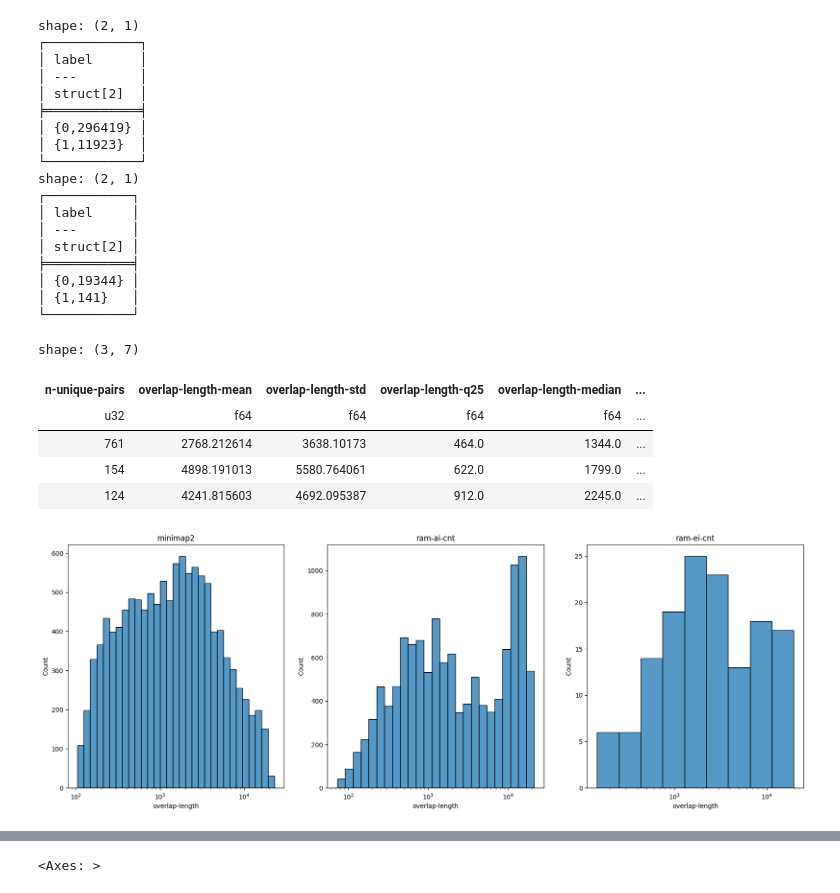
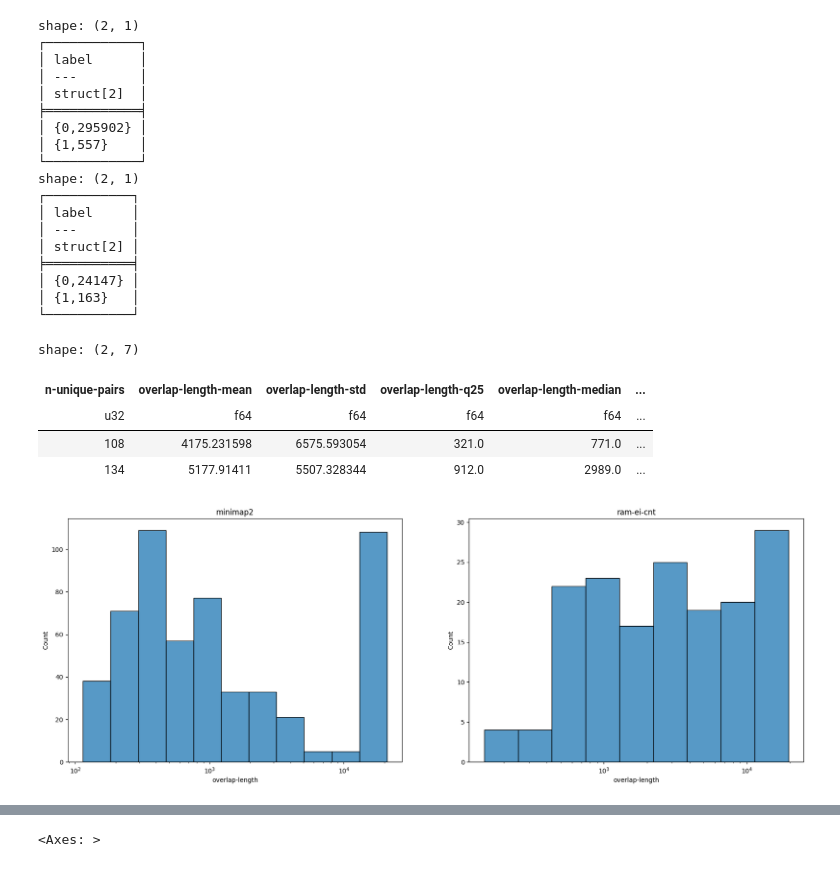
Before and after one commit to tbrekalo/tb-ram, a Jupyter notebook: scripts/notebooks/ovlp-chain-eval.ipynb, the cells around one changed output, grey strips where cells are left out. Saved outputs shown, nothing was run; the diff lists cells and outputs as text; code cells hidden in the pictures.

Commit message:
mask-selection: update scripts

```diff
--- a/scripts/notebooks/ovlp-chain-eval.ipynb
+++ b/scripts/notebooks/ovlp-chain-eval.ipynb
@@ -30,7 +30,7 @@ RAM_OVLPS = "/storage2/tbrekalo/HG002-simulated/chr19-sample-ram-ovlps.paf"
 df_ovlps_minimap2 = util.create_annotated_overlaps_from_ava(
     util.load_paf_df(MINIMAP2_OVLPS),
     df_origins,
-)
+).filter(pl.col("query-name") != pl.col("target-name"))
 # %%
 def create_df_ai_ram(path: str):
     return (
@@ -77,7 +77,11 @@ df_ovlps_cnt_ram = util.create_annotated_overlaps_from_ava(
     df_origins,
 )
 # %%
-print(df_ovlps_minimap2.select(pl.col("label").value_counts()))
+print(
+    df_ovlps_minimap2.select(
+        pl.col("label").value_counts()
+    )
+)
 # print(df_ovlps_ai_ram.select(pl.col("label").value_counts()))
 # print(df_ovlps_ai_cnt_ram.select(pl.col("label").value_counts()))
 print(df_ovlps_ei_ram.select(pl.col("label").value_counts()))
@@ -89,8 +93,8 @@ shape: (2, 1)
 │ ---        │
 │ struct[2]  │
 ╞════════════╡
-│ {0,296419} │
-│ {1,11923}  │
+│ {0,295902} │
+│ {1,557}    │
 └────────────┘
 shape: (2, 1)
 ┌───────────┐
@@ -98,13 +102,12 @@ shape: (2, 1)
 │ ---       │
 │ struct[2] │
 ╞═══════════╡
-│ {0,19344} │
-│ {1,141}   │
+│ {0,24147} │
+│ {1,163}   │
 └───────────┘
 # %%
 dfs = {
     "minimap2": df_ovlps_minimap2,
-    "ram-ai-cnt": df_ovlps_ai_cnt_ram,
     "ram-ei-cnt": df_ovlps_ei_ram,
 }
 
@@ -117,38 +120,37 @@ def overlap_metrics(df_in: pl.DataFrame, label: str, ax_idx: int) -> pl.DataFram
             (pl.col("query-end") - pl.col("query-start")),
             (pl.col("target-end") - pl.col("target-start")),
         ).alias("overlap-length")
     )
 
     ax[ax_idx].set_title(label)
     sns.histplot(
         df_work.to_pandas(),
         x="overlap-length",
         ax=ax[ax_idx],
         log_scale=True,
     )
 
     return df_work.select(
         pl.struct(["query-name", "target-name"]).n_unique().alias("n-unique-pairs"),
         pl.col("overlap-length").mean().alias("overlap-length-mean"),
         pl.col("overlap-length").std().alias("overlap-length-std"),
         pl.col("overlap-length").quantile(0.25).alias("overlap-length-q25"),
         pl.col("overlap-length").median().alias("overlap-length-median"),
         pl.col("overlap-length").quantile(0.75).alias("overlap-length-q75"),
         pl.lit(label).alias("label"),
     )
 
 
 pl.concat(
     [overlap_metrics(df, name, idx) for idx, (name, df) in enumerate(dfs.items())]
 )
 # %% [output]
-shape: (3, 7)
+shape: (2, 7)
 | n-unique-pairs | overlap-length-mean | overlap-length-std | overlap-length-q25 | overlap-length-median | ... |
 | u32 | f64 | f64 | f64 | f64 | ... |
-| 761 | 2768.212614 | 3638.10173 | 464.0 | 1344.0 | ... |
-| 154 | 4898.191013 | 5580.764061 | 622.0 | 1799.0 | ... |
-| 124 | 4241.815603 | 4692.095387 | 912.0 | 2245.0 | ... |
+| 108 | 4175.231598 | 6575.593054 | 321.0 | 771.0 | ... |
+| 134 | 5177.91411 | 5507.328344 | 912.0 | 2989.0 | ... |
-[figure, old version]
+[figure, new version]
 # %%
 df_ovlps_minimap2.filter(label=1).group_by(
     "query-name",
```
Also changed, not shown: parts of 14 cells of this notebook, 1 other file.
